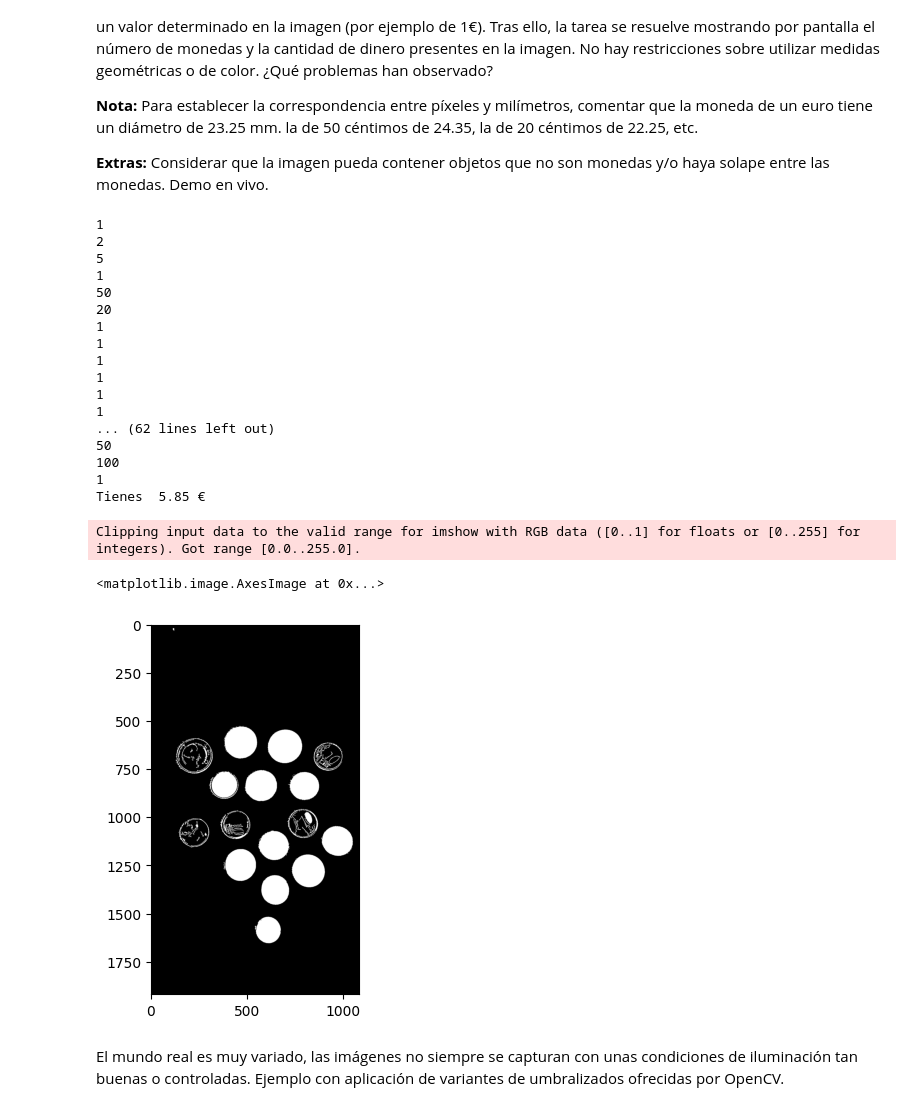
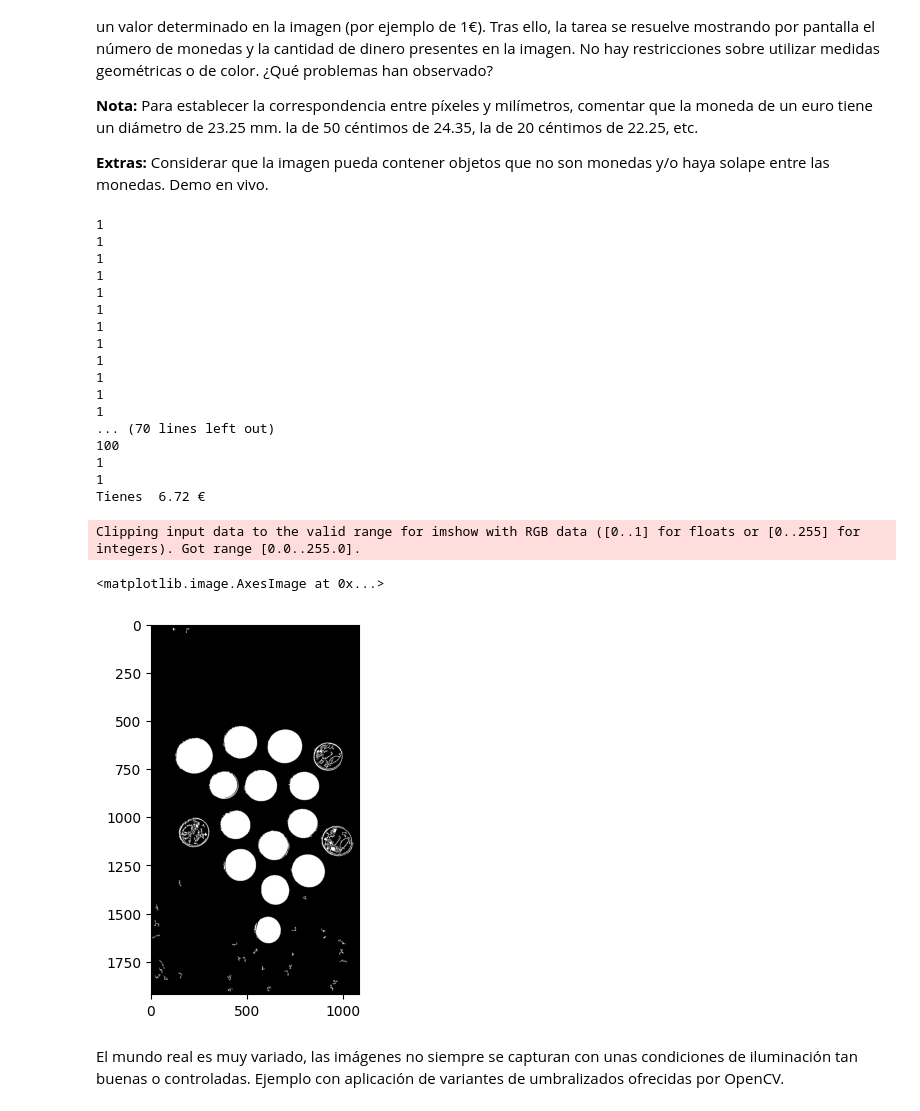
Before and after one commit to Kilamper/Vision-por-Computador, a Jupyter notebook: Práctica 3/VC_P3_G1.ipynb, the cells around one changed output. Saved outputs shown, nothing was run; the diff lists cells and outputs as text; code cells hidden in the pictures.

```diff
--- a/Práctica 3/VC_P3_G1.ipynb
+++ b/Práctica 3/VC_P3_G1.ipynb
@@ -18,12 +18,15 @@ img = cv2.imread('Images/Coins1.jpeg')
 img_rgb = cv2.cvtColor(img, cv2.COLOR_BGR2RGB)
 img_gris = cv2.cvtColor(img, cv2.COLOR_BGR2GRAY)
 th,img_th = cv2.threshold(img_gris,0,255,cv2.THRESH_BINARY_INV+cv2.THRESH_OTSU)
-img_th = cv2.adaptiveThreshold(img_gris,255,cv2.ADAPTIVE_THRESH_GAUSSIAN_C,\
+img_th = cv2.adaptiveThreshold(img_gris,255,cv2.ADAPTIVE_THRESH_MEAN_C,\
             cv2.THRESH_BINARY_INV,11,2)
+
 #Obtiene únicamente los contornos externos
 contornos, hierarchy = cv2.findContours(img_th,
     cv2.RETR_EXTERNAL ,
     cv2.CHAIN_APPROX_SIMPLE)
+
+
 
 coin_sizes = {1: 16.26,
               2: 18.75,
@@ -72,43 +75,43 @@ for c in contornos:
     area = cv2.contourArea(c)
     #Área mínima (útil filtrar en ocasiones)
     if area > 50:
         #Mínimo círculo que contiene al contorno
         (cx,cy),radio = cv2.minEnclosingCircle(c)
         experimental_diameters.append(radio * 2)
         #Dibuja los contornos
         cv2.drawContours(img_cont, [c], -1, (255,255,255), -1)
         if np.sqrt(np.power(ix-cx,2) + np.power(iy-cy, 2)) <= radio:
              experimental_reference = radio * 2
 
 
 new_ratios = [element / experimental_reference for element in experimental_diameters]
 money = 0
 for ratio in new_ratios:
     money += coin_ratios[list(coin_ratios.keys())[np.argmin([abs(element - int(round(ratio,3)*100)) for element in coin_ratios.keys()])]]
     print(coin_ratios[list(coin_ratios.keys())[np.argmin([abs(element - int(round(ratio,3)*100)) for element in coin_ratios.keys()])]])
 print("Tienes ", money/100, "€")
 plt.imshow(img_cont)
 # %% [output]
-1
-2
-5
-1
-50
-20
 1
 1
 1
 1
 1
 1
-... (62 lines left out)
-50
+1
+1
+1
+1
+1
+1
+... (70 lines left out)
 100
 1
-Tienes  5.85 €
+1
+Tienes  6.72 €
 Clipping input data to the valid range for imshow with RGB data ([0..1] for floats or [0..255] for integers). Got range [0.0..255.0].
 <matplotlib.image.AxesImage at 0x...>
-[figure, old version]
+[figure, new version]
 # %% [markdown]
 El mundo real es muy variado, las imágenes no siempre se capturan con unas condiciones de iluminación tan buenas o controladas. Ejemplo con aplicación de variantes de umbralizados ofrecidas por OpenCV.
 # %% [markdown]
```
